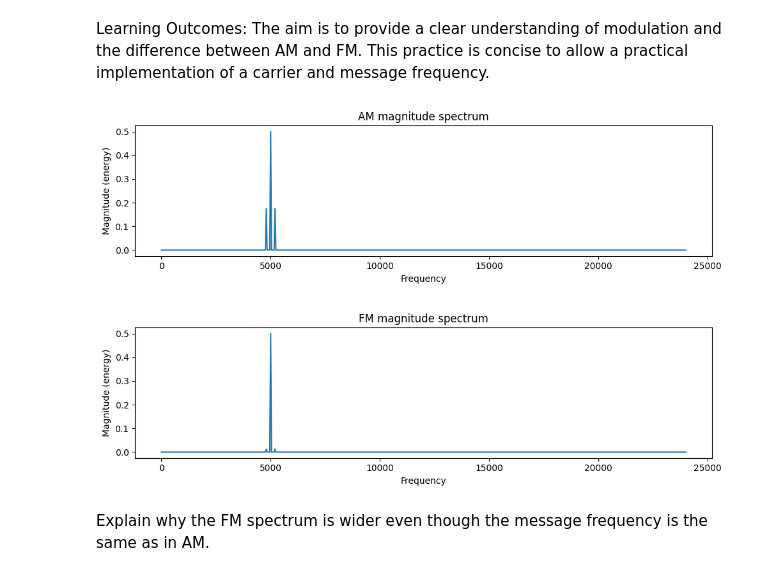
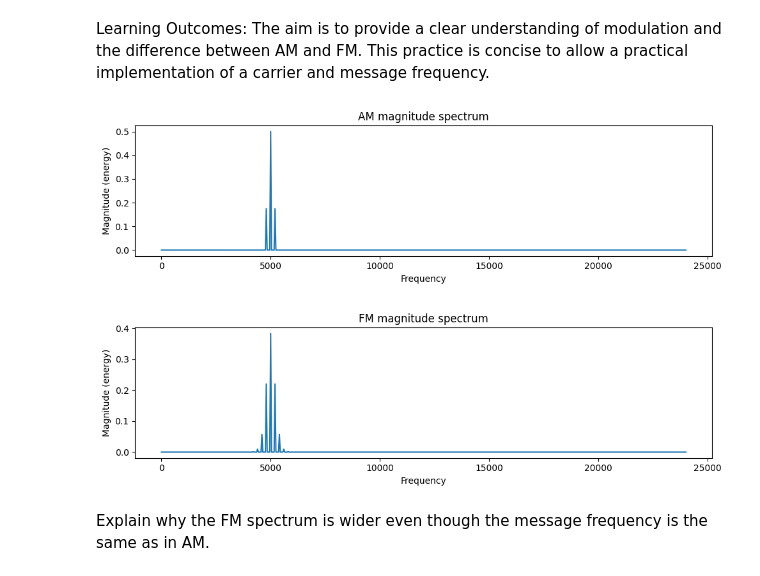
Before and after one commit to jhiltonjones/digital_signal_processing_labs, a Jupyter notebook: lab1/lab1_part2.ipynb, the cells around one changed output. Drawn from its saved outputs; the diff is of its cells as text; code cells hidden in the pictures.

```diff
--- a/lab1/lab1_part2.ipynb
+++ b/lab1/lab1_part2.ipynb
@@ -132,34 +132,34 @@ Learning Outcomes: The aim is to provide a clear understanding of modulation and
 # %%
 
 Fs = 48_000
 T  = 0.05
 t  = np.linspace(0, T, int(Fs*T), endpoint=False)
 
 
 fm = 200.0                        # message frequency
 m  = np.sin(2*np.pi*fm*t)         # message
 
 fc = 5000.0                      # carrier
 carrier = np.cos(2*np.pi*fc*t)
 
 #TODO compute the amplitude modulation
 mu   = 0.7 # modulation depth
 s_am = (1 + mu*m) * carrier
 
 #TODO compute the frequency modulation
-Df   = 10.0                      # peak frequency deviation
+Df   = 200                  # peak frequency deviation
 beta = Df / fm                    # modulation index
 s_fm = np.cos(2*np.pi*fc*t + beta*np.sin(2*np.pi*fm*t))
 
 #TODO plot the amplitude modulation
 plt.figure(figsize=(10,3))
 plt.magnitude_spectrum(s_am, Fs=Fs); plt.title('AM magnitude spectrum'); plt.tight_layout(); plt.show()
 #TODO plot the frequency modulation
 plt.figure(figsize=(10,3))
 plt.magnitude_spectrum(s_fm, Fs=Fs); plt.title('FM magnitude spectrum'); plt.tight_layout(); plt.show()
 # %% [output]
 [figure]
-[figure, old version]
+[figure, new version]
 # %% [markdown]
 Explain why the FM spectrum is wider even though the message frequency is the same as in AM.
 # %% [markdown]
```
Also changed, not shown: parts of 2 cells of this notebook, 4 other files.
